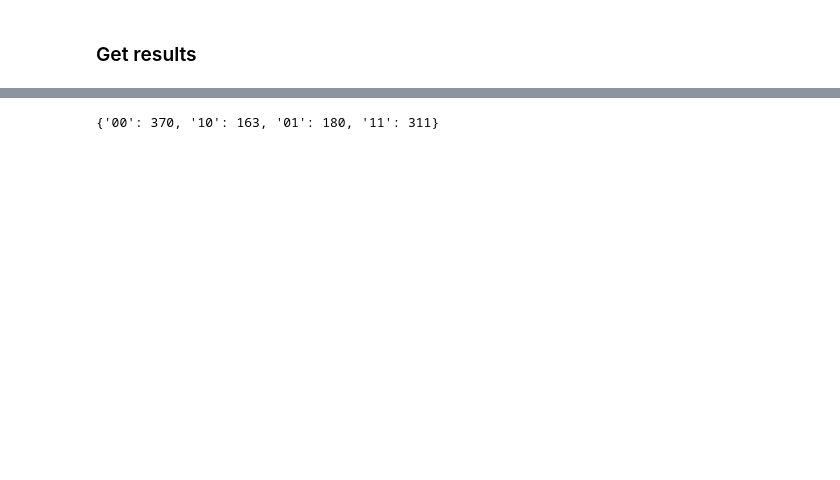
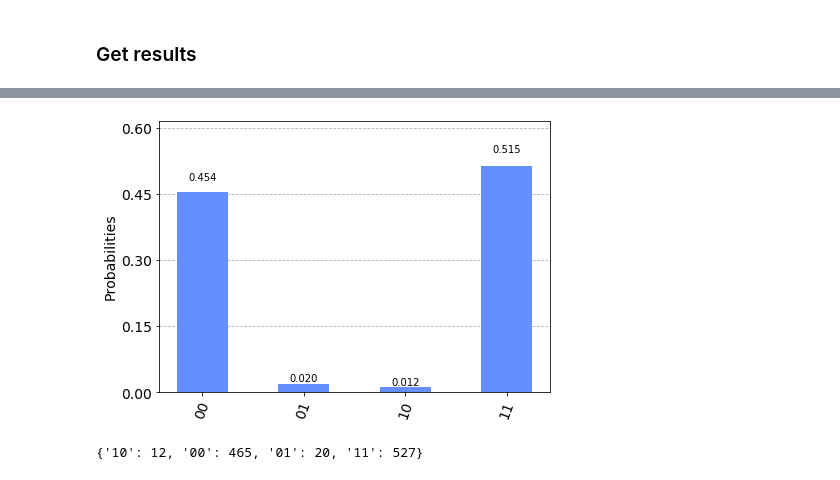
Before and after one commit to mhlr/qiskit-meetup, a Jupyter notebook: qiskit-demo.ipynb, the cells around one changed output, grey strips where cells are left out. Drawn from its saved outputs; the diff is of its cells as text; code cells hidden in the pictures; blank space fills up the shorter version.

```diff
--- a/qiskit-demo.ipynb
+++ b/qiskit-demo.ipynb
@@ -120,4 +155,4 @@ job = qk.execute(qc, backend=backend, shots=2**10)
 # %% [markdown]
 ### Get results
 # %%
-res2 = job.result()
+%time res2 = job.result()
@@ -124,3 +162,3 @@ res2 = job.result()
 # %%
-qk.tools.visualization.iplot_histogram(res2.get_counts(qc))
+plot_histogram(res2.get_counts(qc))
 # %% [output]
@@ -128,7 +165,8 @@ qk.tools.visualization.iplot_histogram(res2.get_counts(qc))
+[figure, added]
 # %%
 res2.get_counts(qc)
 # %% [output]
-{'00': 370, '10': 163, '01': 180, '11': 311}
+{'10': 12, '00': 465, '01': 20, '11': 527}
 # %% [markdown]
 ## What next?
 
```
Also changed, not shown: parts of 24 cells of this notebook.
